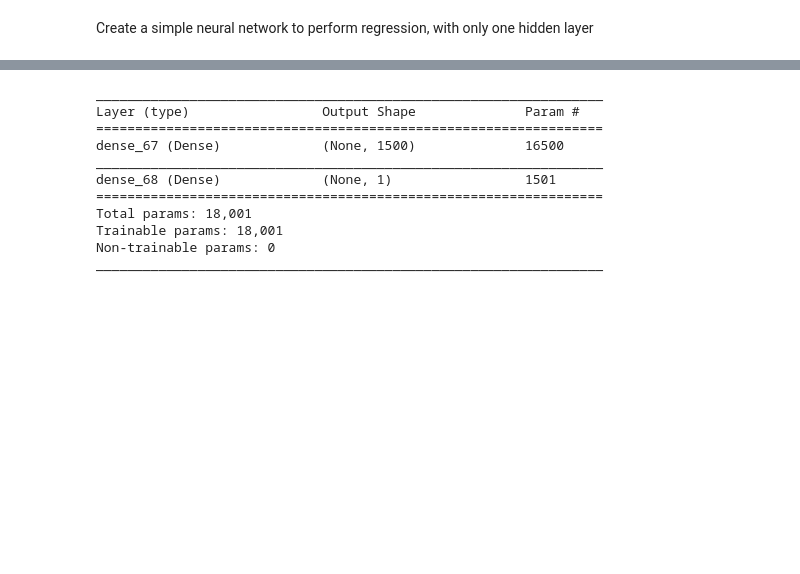
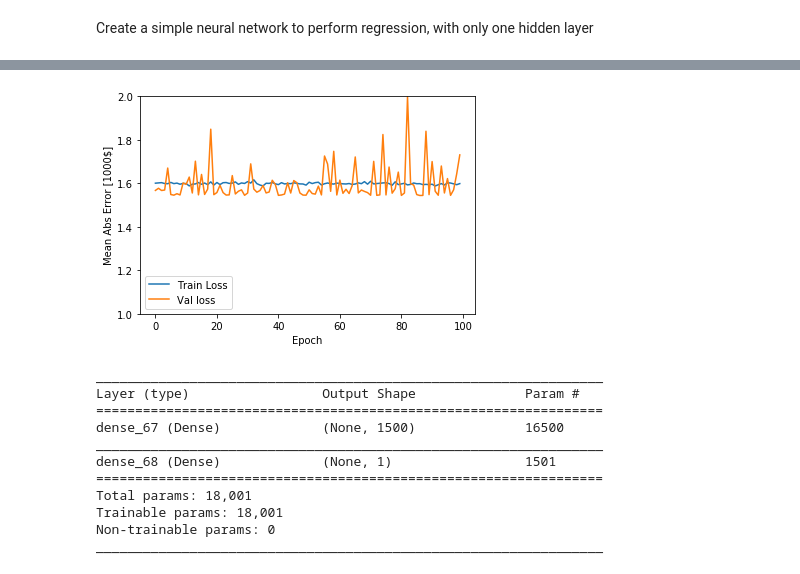
Before and after one commit to SimonMcDonnell/Dissertation, a Jupyter notebook: Abalone/data_exploration.ipynb, the cells around one changed output, grey strips where cells are left out. Cells and saved outputs as stored; diff of their text form; code cells hidden in the pictures; blank space fills up the shorter version.

Commit message:
Used sigmoid activation function in abalone dataset

```diff
--- a/Abalone/data_exploration.ipynb
+++ b/Abalone/data_exploration.ipynb
@@ -71,13 +72,3 @@ See the caveats in the documentation: http://pandas.pydata.org/pandas-docs/stabl
   self.obj[item] = s
 # %% [markdown]
 Create a simple neural network to perform regression, with only one hidden layer
-# %%
-lr = LinearRegression()
-lr.fit(X_train, y_train)
-pred = lr.predict(X_test)
-fig = plt.figure(figsize=(7, 7))
-ax = plt.subplot(111)
-ax.scatter(pred, y_test, alpha=0.2)
-ax.set_xlabel('predicted')
-ax.set_ylabel('true')
-ax.plot(np.arange(0, 30, 0.1), np.arange(0, 30, 0.1))
@@ -86,0 +75,9 @@ ax.plot(np.arange(0, 30, 0.1), np.arange(0, 30, 0.1))
+# %%
+model_sig = keras.Sequential([
+    keras.layers.Dense(1500, activation=tf.nn.sigmoid, input_shape=(10,)),
+    keras.layers.Dense(1)
+])
+optimizer = tf.train.GradientDescentOptimizer(0.001)
+model_sig.compile(loss='mse', optimizer=optimizer, metrics=['mae'])
+# %%
+history_sig = model_sig.fit(X_train, y_train, epochs=100, validation_data=[X_val, y_val])
@@ -86,0 +102,4 @@ ax.plot(np.arange(0, 30, 0.1), np.arange(0, 30, 0.1))
+# %%
+plot_history(history_sig)
+# %% [output]
+[figure, added]
```
Also changed, not shown: parts of 4 cells of this notebook, 2 other files.
